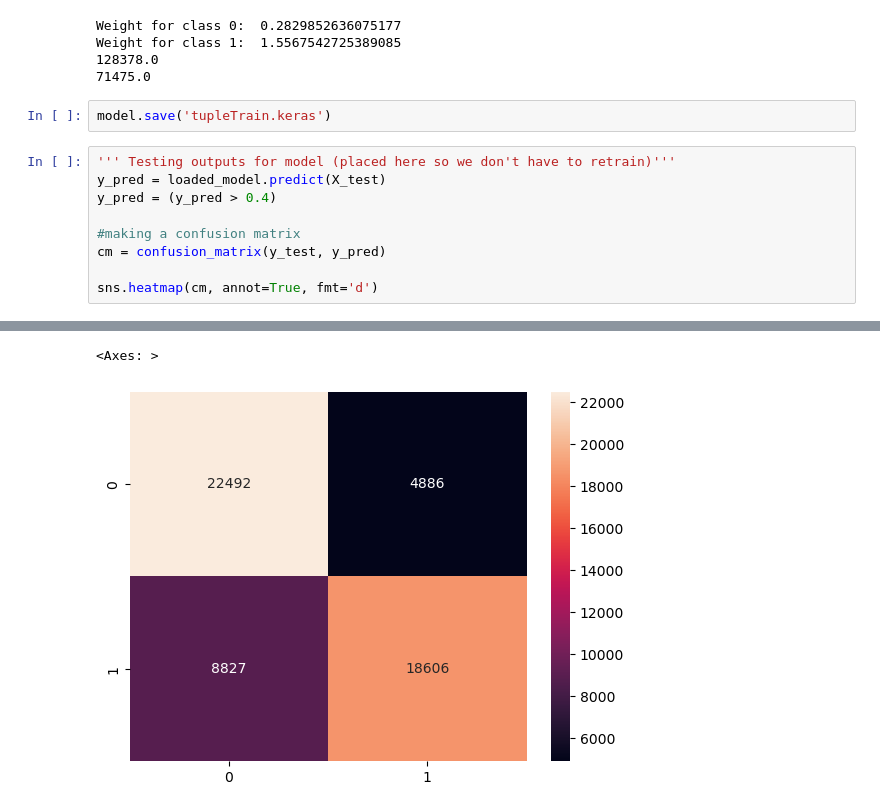
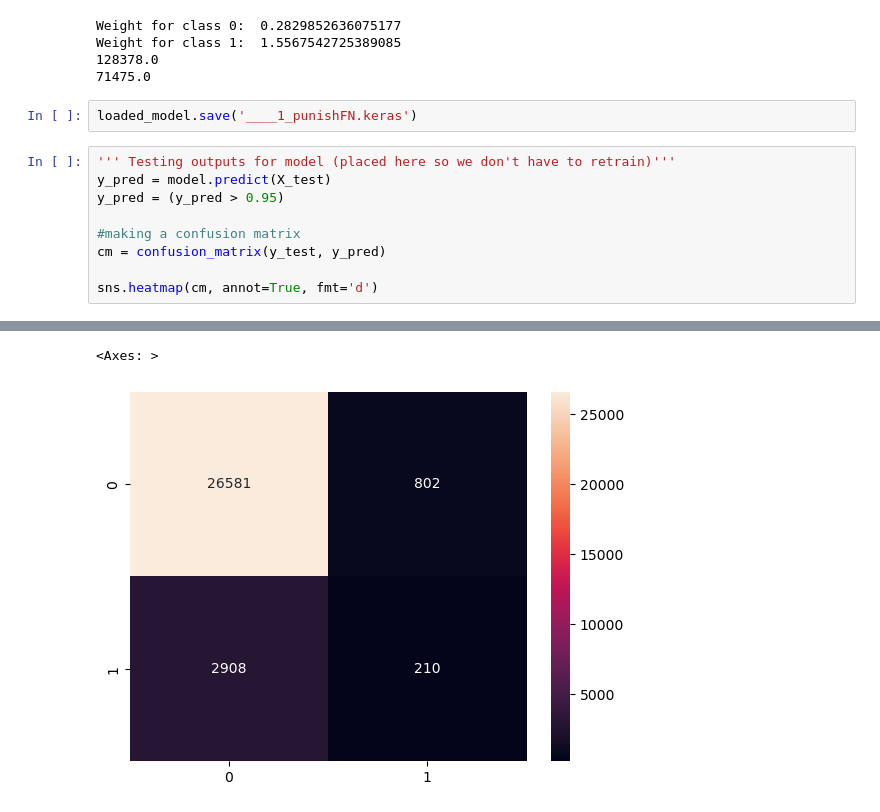
Before and after one commit to Logan-Kelsch/-ES-NN-test1, a Jupyter notebook: NN/NN_Classificaiton.ipynb, the cells around one changed output, grey strips where cells are left out. Drawn from its saved outputs; the diff is of its cells as text.

Commit message:
it1 complete
training in iterations to see if I can squeeze up value of Recall and Precision one at a time

```diff
--- a/NN/NN_Classificaiton.ipynb
+++ b/NN/NN_Classificaiton.ipynb
@@ -379,11 +350,11 @@ Weight for class 1:  1.5567542725389085
 128378.0
 71475.0
 # %%
-model.save('tupleTrain.keras')
+loaded_model.save('____1_punishFN.keras')
 # %%
 ''' Testing outputs for model (placed here so we don't have to retrain)'''
-y_pred = loaded_model.predict(X_test)
-y_pred = (y_pred > 0.4)
+y_pred = model.predict(X_test)
+y_pred = (y_pred > 0.95)
 
 #making a confusion matrix
 cm = confusion_matrix(y_test, y_pred)
@@ -394,2 +365,2 @@ sns.heatmap(cm, annot=True, fmt='d')
 <Axes: >
-[figure, old version]
+[figure, new version]
```
Also changed, not shown: parts of 2 cells of this notebook, 9 other files.
